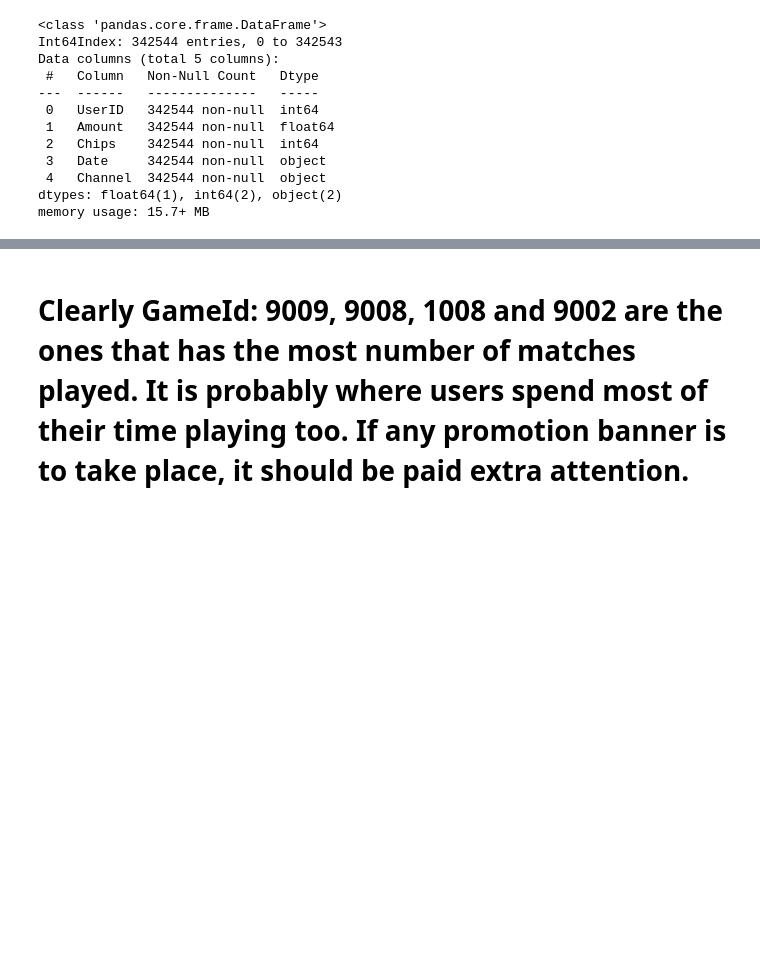
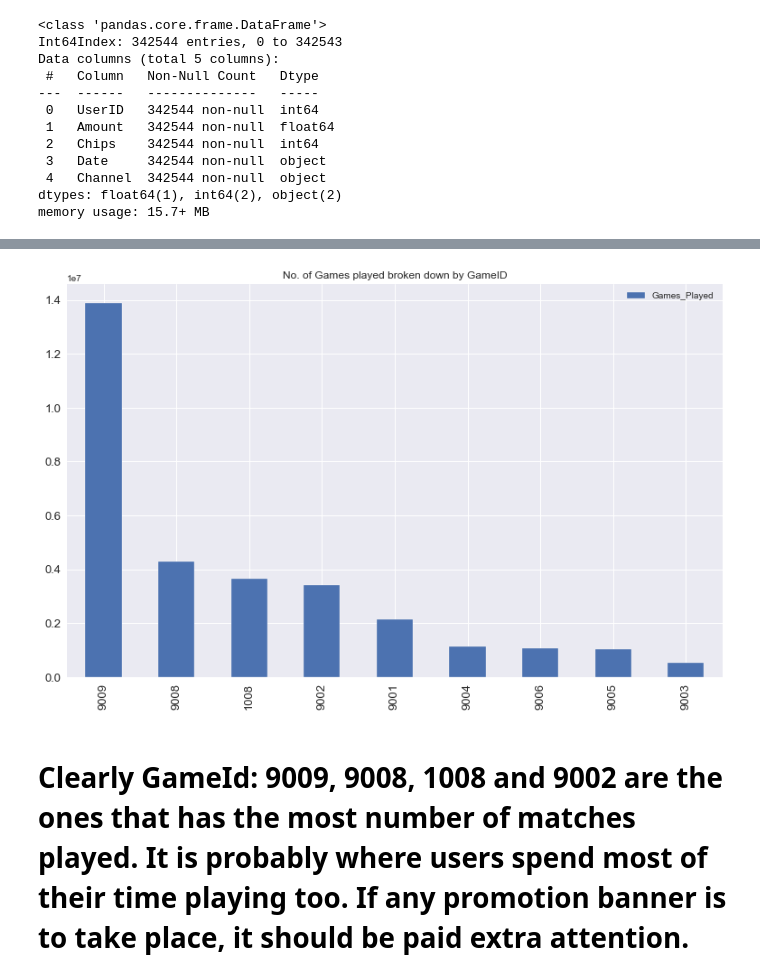
Before and after one commit to lechiben/churn-ltv-prediction, a Jupyter notebook: Churn Rate Prediction.ipynb, the cells around one changed output, grey strips where cells are left out. Saved outputs shown, nothing was run; the diff lists cells and outputs as text; code cells hidden in the pictures; blank space fills up the shorter version.

```diff
--- a/Churn Rate Prediction.ipynb
+++ b/Churn Rate Prediction.ipynb
@@ -221,0 +127,5 @@ plt.show()
+# %%
+# Load the play log file and check if there is any missing values
+
+play_log_df=pd.read_csv('data/playlog01-130520.csv', index_col=0)
+play_log_df.head()
@@ -221,0 +235,6 @@ plt.show()
+# %%
+# Counting the number of games play in each log and get the actual active play time of users in seconds
+
+play_log_df['Games_Played']=play_log_df['WinNo']+play_log_df['LostNo']
+play_log_df['Active_Time']=play_log_df['Games_Played']*play_log_df['Match_Length']
+play_log_df.head()
@@ -221,0 +248,15 @@ plt.show()
+# %%
+# Get lists of unique GameID and unique betting_level
+
+gameid=list(play_log_df['GameID'].unique())
+betting_level=list(play_log_df['Level'].unique())
+
+# Count number of minigames that user play in each log
+for GameID in gameid:
+    play_log_df[GameID]=np.where(play_log_df['GameID']==GameID, play_log_df['Games_Played'], 0)
+
+# Count the number of game player play in specific betting level
+for Betting_Level in betting_level:
+    play_log_df[Betting_Level]=np.where(play_log_df['Level']==Betting_Level, 1, 0)
+
+play_log_df.head()
@@ -221,0 +292,6 @@ plt.show()
+# %%
+# Finding the popularity of each GameID
+
+game_popularity_ranking=pd.DataFrame(play_log_df[gameid].sum(), columns=['Games_Played'])
+game_popularity_ranking=game_popularity_ranking.sort_values(by='Games_Played', ascending=False)
+game_popularity_ranking
@@ -222,2 +309,7 @@ plt.show()
+# %%
+fig=game_popularity_ranking.plot(kind='bar', figsize=(13,8), fontsize=13, title='No. of Games played broken down by GameID').get_figure()
+fig.savefig('No. of Games played broken down by GameID.png', dpi=400)
+# %% [output]
+[figure, added]
 # %% [markdown]
 # Clearly GameId: 9009, 9008, 1008 and 9002 are the ones that has the most number of matches played. It is probably where users spend most of their time playing too. If any promotion banner is to take place, it should be paid extra attention.
```
Also changed, not shown: parts of 42 cells of this notebook.
